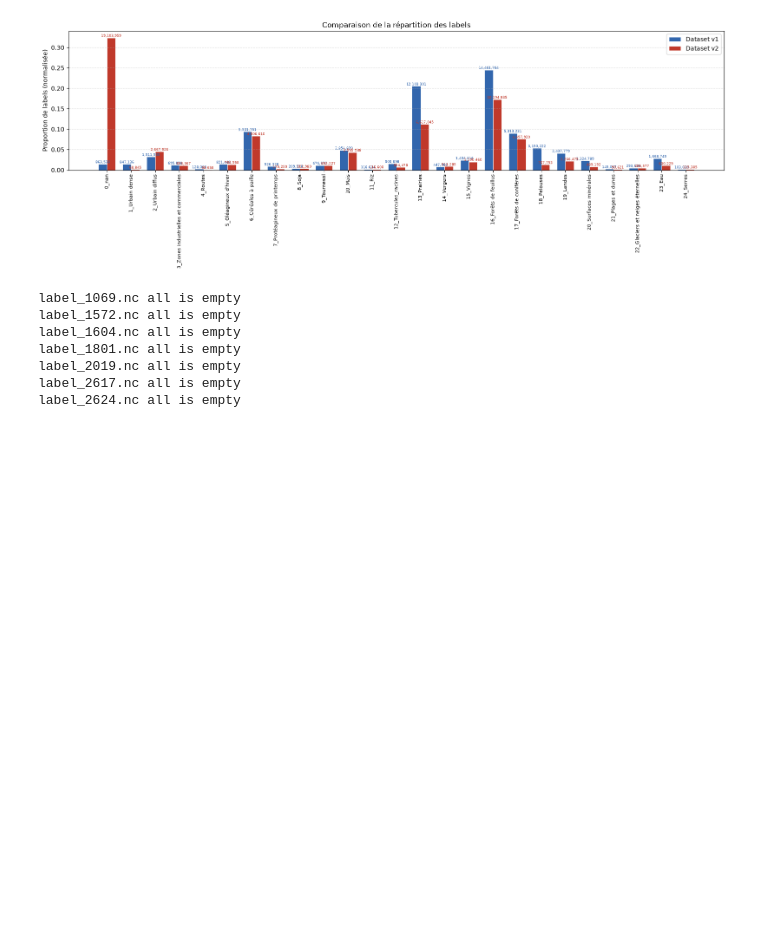
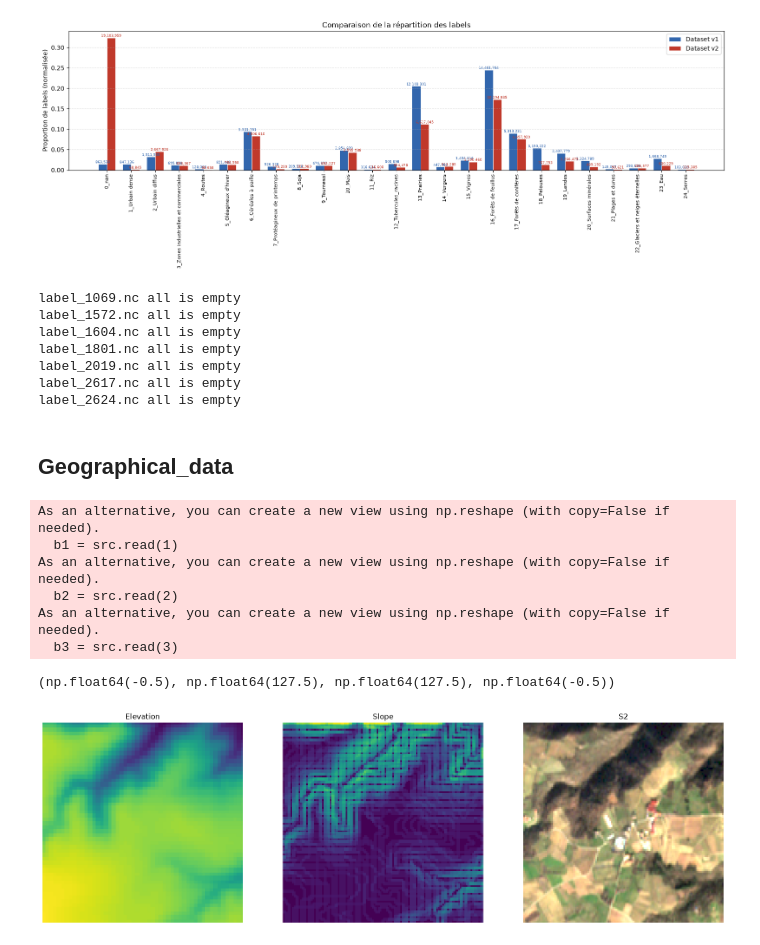
Before and after one commit to hugokerino/next_oso, a Jupyter notebook: data_functions/explore.ipynb, the cells around one changed output. Drawn from its saved outputs; the diff is of its cells as text; code cells hidden in the pictures; blank space fills up the shorter version.

```diff
--- a/data_functions/explore.ipynb
+++ b/data_functions/explore.ipynb
@@ -366,3 +365,70 @@ label_1801.nc all is empty
 label_2019.nc all is empty
 label_2617.nc all is empty
 label_2624.nc all is empty
+# %% [markdown]
+## Geographical_data
+# %%
+id = "0003"
+with open(
+    "/home/hkerino/Documents/nextoso-dataset/data/10m/s2/file_mapping.json", "r"
+) as m:
+    mapping = json.load(m)
+
+
+zone, fold = mapping[id]["folder"], mapping[id]["fold"]
+s2_data = xr.open_dataset(
+    f"/home/hkerino/Documents/nextoso-dataset/data/10m/s2/{zone}/fold_{fold}/s2_{id}.nc"
+)
+geo = utils_data.geographical_information(
+    s2=s2_data, id=id, path_mnt="/home/hkerino/Documents/nextoso-dataset/data/10m/mnt"
+)
+# %%
+id = "0158"
+with open(
+    "/home/hkerino/Documents/nextoso-dataset/data/10m/s2/file_mapping.json", "r"
+) as m:
+    mapping = json.load(m)
+
+
+zone, fold = mapping[id]["folder"], mapping[id]["fold"]
+s2_data = xr.open_dataset(
+    f"/home/hkerino/Documents/nextoso-dataset/data/10m/s2/{zone}/fold_{fold}/s2_{id}.nc"
+)
+geo = utils_data.geographical_information(
+    s2=s2_data, id=id, path_mnt="/home/hkerino/Documents/nextoso-dataset/data/10m/mnt"
+)
+
+fig, axes = plt.subplots(1, 3, figsize=(20, 12))
+
+im = axes[0].imshow(geo[2])
+axes[0].set_title("Elevation")
+axes[0].axis("off")
+
+im = axes[1].imshow(geo[3])
+axes[1].set_title("Slope")
+axes[1].axis("off")
+
+im = axes[1].imshow(geo[3])
+axes[1].set_title("Slope")
+axes[1].axis("off")
+
+with rasterio.open(
+    f"/home/hkerino/Documents/nextoso-dataset/data/10m/plots/S2_one_timestep/s2_{id}.tif"
+) as src:
+    b1 = src.read(1)
+    b2 = src.read(2)
+    b3 = src.read(3)
+img_s2 = np.dstack((b1, b2, b3))
+
+im = axes[2].imshow(img_s2)
+axes[2].set_title("S2")
+axes[2].axis("off")
+# %% [output]
+As an alternative, you can create a new view using np.reshape (with copy=False if needed).
+  b1 = src.read(1)
+As an alternative, you can create a new view using np.reshape (with copy=False if needed).
+  b2 = src.read(2)
+As an alternative, you can create a new view using np.reshape (with copy=False if needed).
+  b3 = src.read(3)
+(np.float64(-0.5), np.float64(127.5), np.float64(127.5), np.float64(-0.5))
+[figure, added]
```
Also changed, not shown: parts of 4 cells of this notebook, 5 other files.
